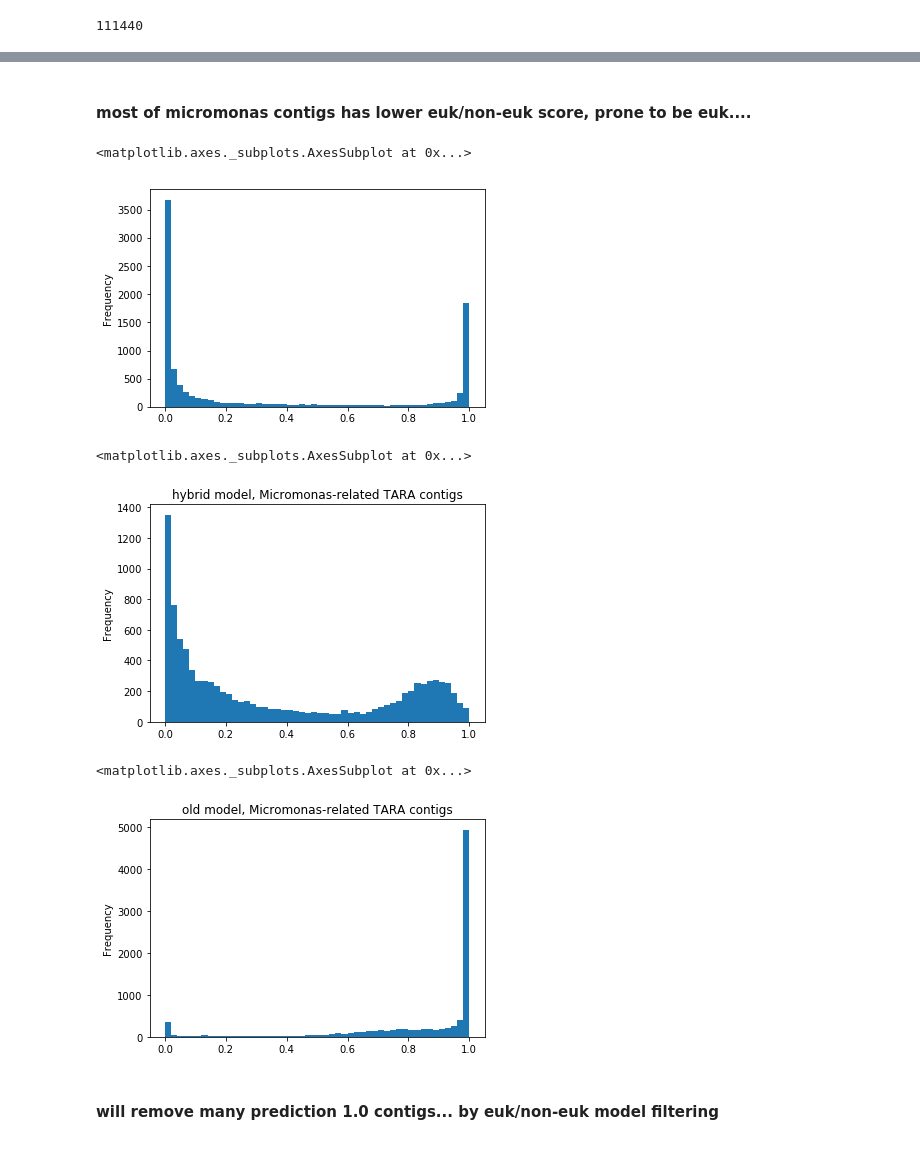
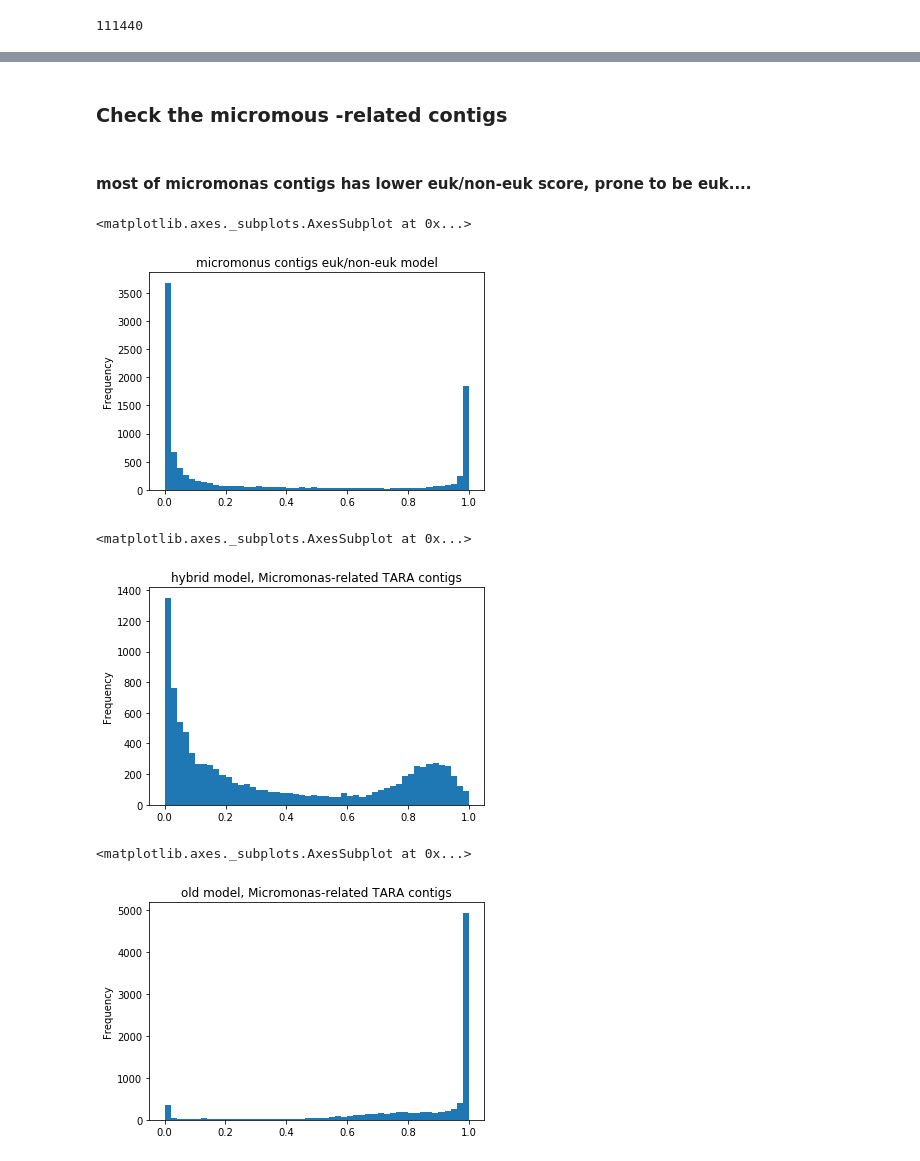
Before and after one commit to qingpeng/jgi-ViCA, a Jupyter notebook: extra/model_tuning/TARA-Copy2_Local.ipynb, the cells around one changed output, grey strips where cells are left out. Saved outputs shown, nothing was run; the diff lists cells and outputs as text; code cells hidden in the pictures.

```diff
--- a/extra/model_tuning/TARA-Copy2_Local.ipynb
+++ b/extra/model_tuning/TARA-Copy2_Local.ipynb
@@ -63,0 +144,2 @@ from sklearn.metrics import classification_report
+# %%
+new_table['annotation_label'] = new_table['top_label'].map(convert_top_label)
@@ -63,0 +202,11 @@ from sklearn.metrics import classification_report
+# %%
+def get_category(df):
+    if df.label == 0.0:
+        if df.annotation_label == 'with annotation':
+            return 'nonvirus'
+        else:
+            return 'unknown'
+    else:
+        return 'virus'
+# %%
+new_table['category'] = new_table.apply(get_category, axis=1)
@@ -63,0 +271,2 @@ from sklearn.metrics import classification_report
+# %%
+df_micromonus = new_table[new_table.micromonas_label==True]
@@ -481,19 +585,19 @@ Micromonas_table.to_csv("Micromonas_table.csv")
+# %% [markdown]
+### Check the micromous -related contigs
 # %% [markdown]
 #### most of micromonas contigs has lower euk/non-euk score, prone to be euk....
 # %%
-Micromonas_table.score_euk_non_euk.plot.hist(bins=50)
+df_micromonus.score_euk_non_euk.plot.hist(bins=50, title = 'micromonus contigs euk/non-euk model')
 # %% [output]
 <matplotlib.axes._subplots.AxesSubplot at 0x...>
-[figure, old version]
+[figure, new version]
 # %%
-Micromonas_table.hybrid_probability.plot.hist(bins=50, title = 'hybrid model, Micromonas-related TARA contigs')
+df_micromonus.hybrid_probability.plot.hist(bins=50, title = 'hybrid model, Micromonas-related TARA contigs')
 # %% [output]
 <matplotlib.axes._subplots.AxesSubplot at 0x...>
-[figure, old version]
+[figure, new version]
 # %%
-Micromonas_table.probability.plot.hist(bins=50, title = 'old model, Micromonas-related TARA contigs')
+df_micromonus.probability.plot.hist(bins=50, title = 'old model, Micromonas-related TARA contigs')
 # %% [output]
 <matplotlib.axes._subplots.AxesSubplot at 0x...>
-[figure, old version]
+[figure, new version]
-# %% [markdown]
-####  will  remove many prediction 1.0 contigs... by euk/non-euk model filtering
```
Also changed, not shown: parts of 176 cells of this notebook, 5 other files.
